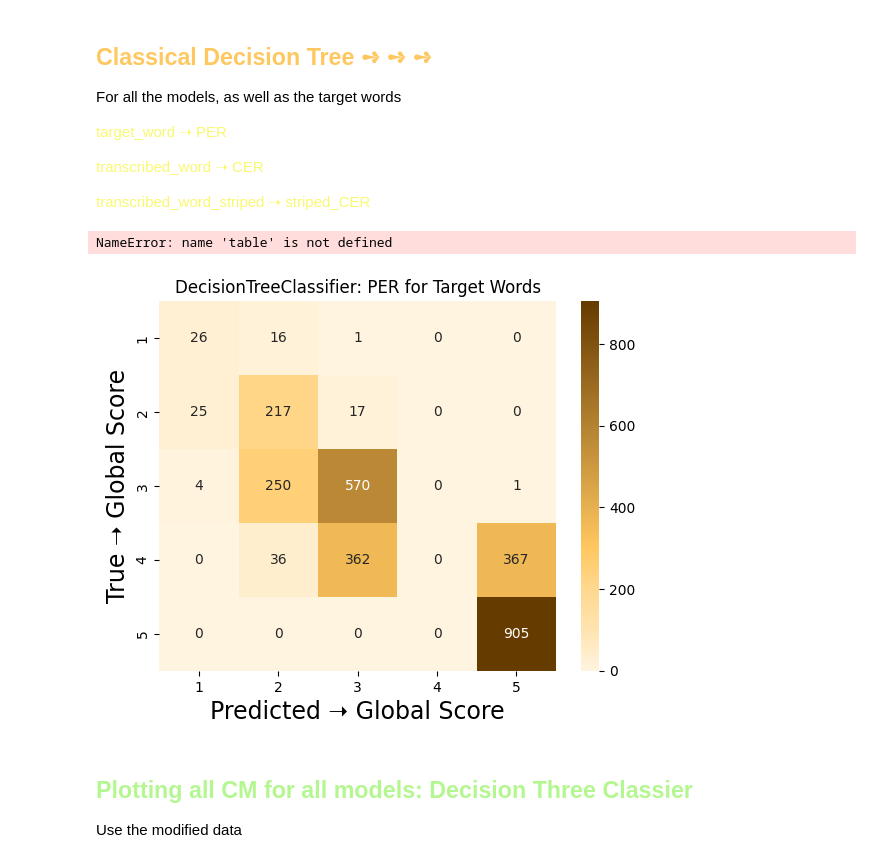
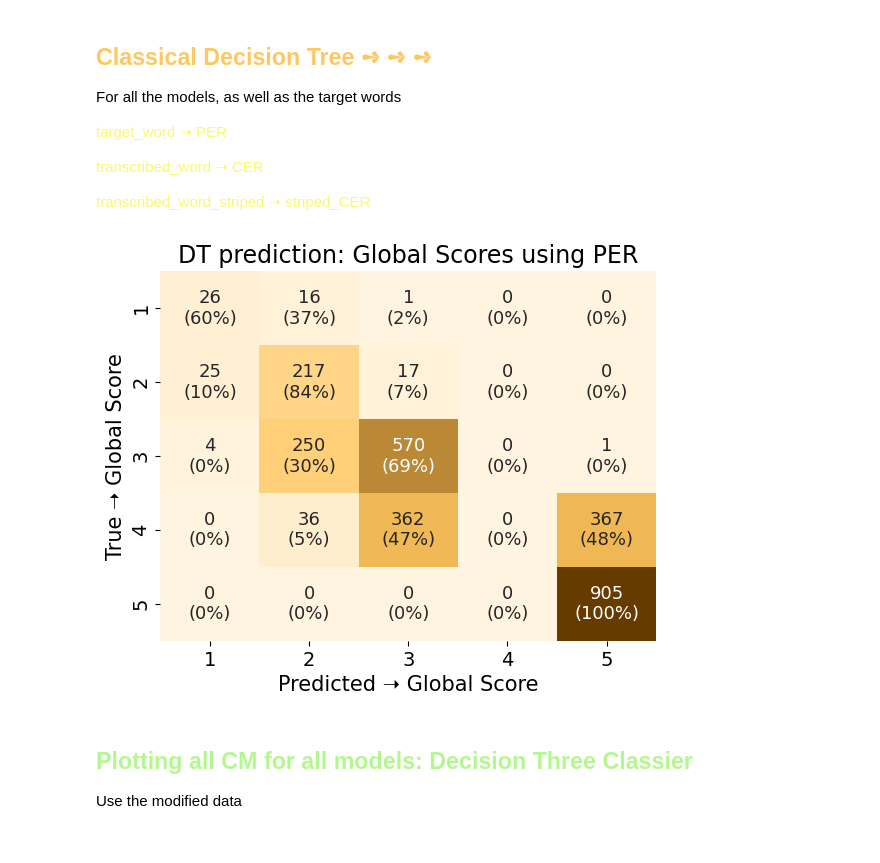
Before and after one commit to amandathunes/master_repo, a Jupyter notebook: DesitionTree_give_score.ipynb, the cells around one changed output. Cells and saved outputs as stored; diff of their text form; code cells hidden in the pictures.

Commit message:
Changing the CM plots, so they look nicer, and have precentages

```diff
--- a/DesitionTree_give_score.ipynb
+++ b/DesitionTree_give_score.ipynb
@@ -198,7 +150,3 @@ verbatim_colors = LinearSegmentedColormap.from_list("custom_cmap", verbatim_colo
-# %%
-table
-# %% [output]
-NameError: name 'table' is not defined
 # %%
 # First try it for the target words
 target_csv = pd.read_csv('./Correct_Transcriptions/true_transcription_nb-whisper-medium-verbatim_v1.csv')
@@ -220,40 +168,63 @@ X_train, X_test, y_train, y_test = train_test_split(X, y, test_size=0.3, random_
 dt_clf = DecisionTreeClassifier(random_state=42, class_weight='balanced')
 
 dt_clf.fit(X_train, y_train)
 y_pred = dt_clf.predict(X_test)
 # print(classification_report(y_test, y_pred))
 # print(type(classification_report(y_test, y_pred)))
 
 # plot confusion matrix
 cm = confusion_matrix(y_test, y_pred, labels=dt_clf.classes_)
 
-plt.Figure(figsize=(8, 6))
-sns.heatmap(cm, annot=True, fmt='d', cmap=per_colors, xticklabels=dt_clf.classes_, yticklabels=dt_clf.classes_)
-plt.xlabel('Predicted ➝ Global Score', fontsize=17)
-plt.ylabel('True ➝ Global Score', fontsize=17)
-plt.title('DecisionTreeClassifier: PER for Target Words')
+
+# Used ChatGPT to introduce the precentages in the heat mat togeter whit the numbers
+# Calculate the percentages
+cm_sum = np.sum(cm, axis=1, keepdims=True)
+cm_percentage = cm / cm_sum.astype(float) * 100
+
+# Create the annotations
+annot = np.empty_like(cm).astype(str)
+nrows, ncols = cm.shape
+for i in range(nrows):
+    for j in range(ncols):
+        annot[i, j] = f'{cm[i, j]}\n({cm_percentage[i, j]:.0f}%)'
+
+# --- End of GPT code
+# --------- Plot heatmap and save to dir ------- #
+plt.Figure(figsize=(6, 6))
+sns.heatmap(cm, annot=annot, fmt='', cmap=per_colors,
+            annot_kws={"size": 13}, cbar=False,
+            xticklabels=dt_clf.classes_, yticklabels=dt_clf.classes_)
+
+lab = 15
+tic = 14
+plt.xlabel('Predicted ➝ Global Score', fontsize=lab)
+plt.ylabel('True ➝ Global Score', fontsize=lab)
+plt.xticks(fontsize=tic)
+plt.yticks(fontsize=tic)
+
+plt.title('DT prediction: Global Scores using PER', fontsize=lab+2)
 # plt.show()
 
 # save_dri = './CM_DT_plots'
 # if not os.path.exists(save_dri):
 #     os.makedirs(save_dri)
 # save_name = 'DecisionTreeClassifier_PER_Target_Words.png'
 # plt.savefig(f'{save_dri}/{save_name}')
 
 # plt.close()
 average = 'weighted'
 accuracy = np.round(accuracy_score(y_test, y_pred), 2)
 precision = np.round(precision_score(y_test, y_pred, average=average), 2)
 recall = np.round(recall_score(y_test, y_pred, average=average), 2)
 f1 = np.round(f1_score(y_test, y_pred, average=average), 2)
 mean = np.round(np.mean([accuracy, precision, recall, f1]), 2)
 
 
 table = PrettyTable()
 table.field_names = ["Model", "Accuracy", "Precision", "Recall", "F1-score", "Metric Mean", "Median PER/CER"]
-table.add_row(["Target Words", accuracy, precision, recall, f1, mean, np.round(target_csv['PER'].median(), 3)])
+table.add_row(["Target Words", accuracy, precision, recall, f1, mean, np.round(target_csv['PER'].median(), 2)])
 # %% [output]
-[figure, old version]
+[figure, new version]
 # %% [markdown]
 ## <span style="color:#B4F790"> Plotting all CM for all models: **Decision Three Classier**
 
```
Also changed, not shown: parts of 6 cells of this notebook, 12 other files.
